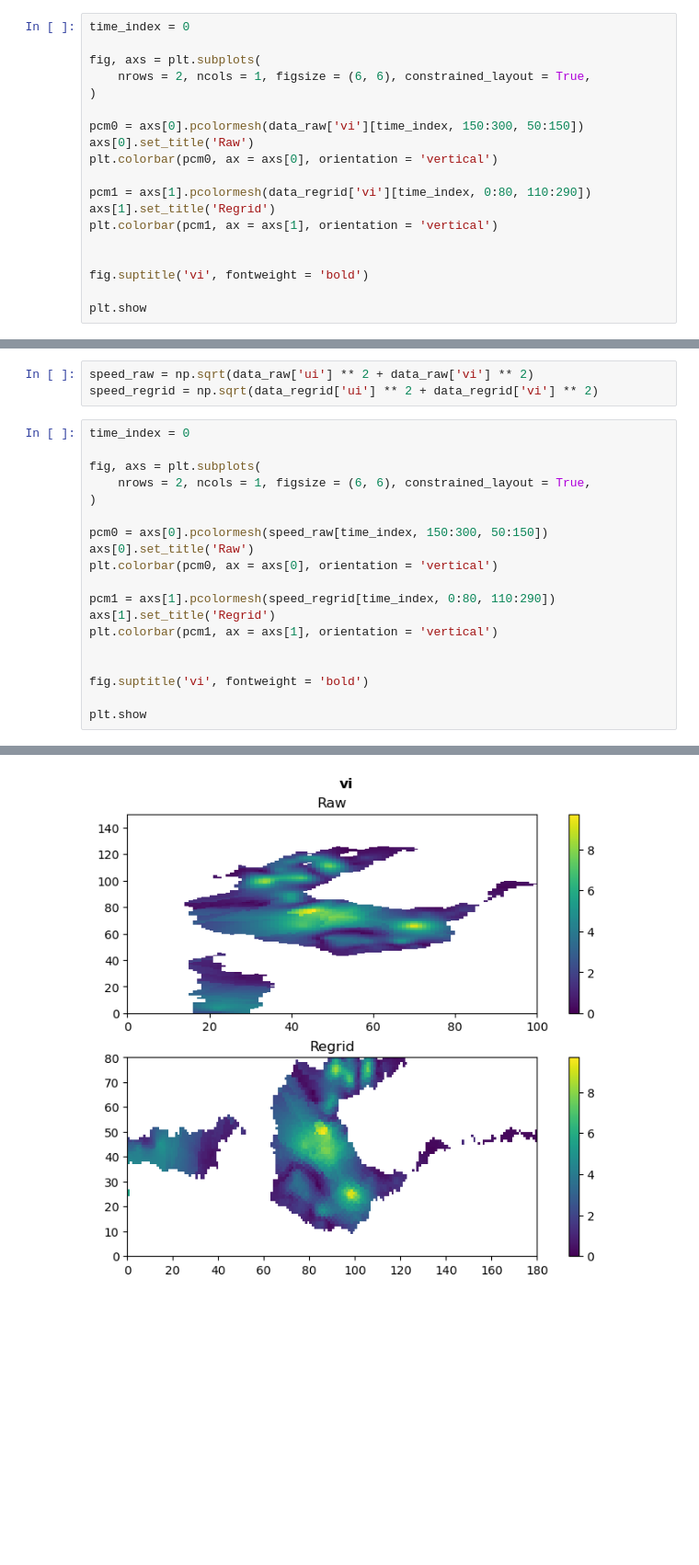
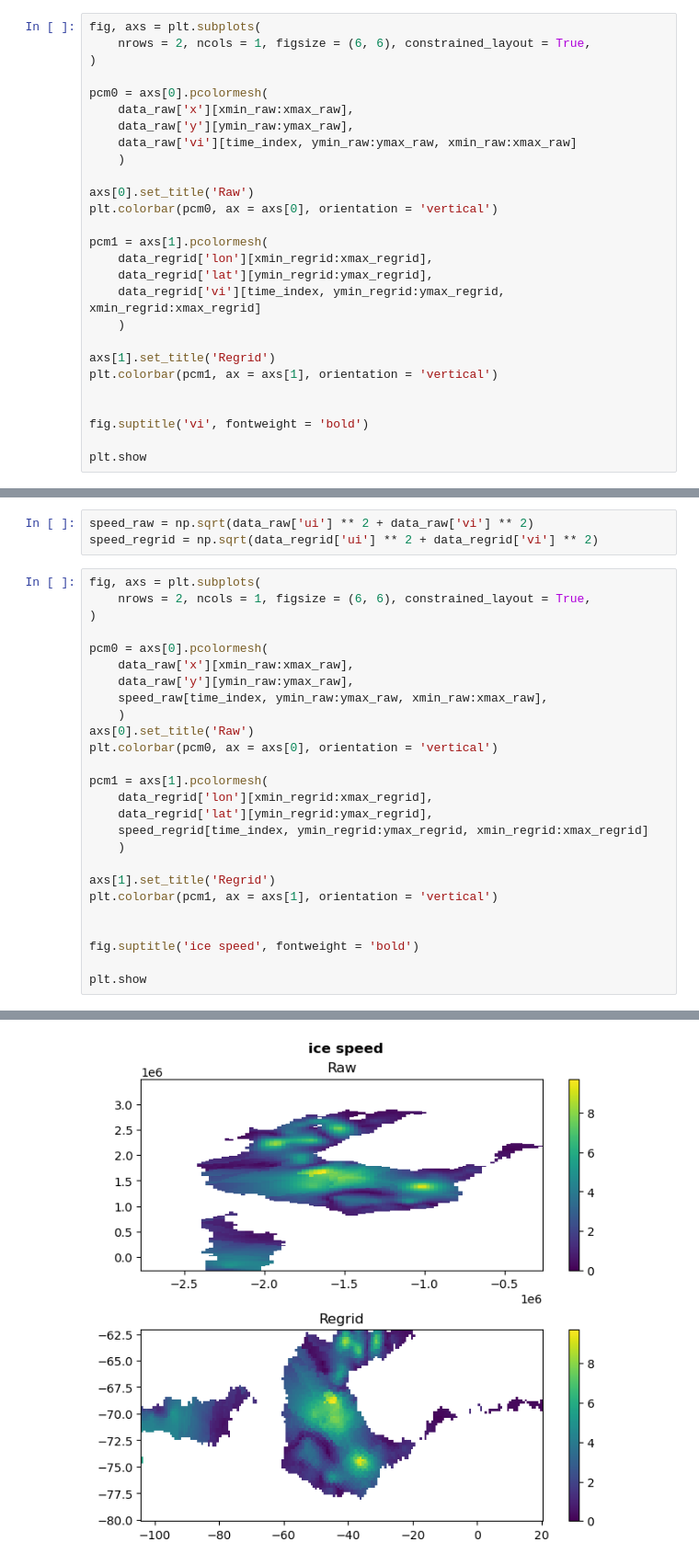
Before and after one commit to jackbassham/thesis-rough, a Jupyter notebook: notebooks/5.0-jwb-test-plot-regrid.ipynb, the cells around one changed output, grey strips where cells are left out. Shown at 92% size. Cells and saved outputs as stored; diff of their text form; blank space fills up the shorter version.

Commit message:
add x/y and lat/lon to remaining test plots

```diff
--- a/notebooks/5.0-jwb-test-plot-regrid.ipynb
+++ b/notebooks/5.0-jwb-test-plot-regrid.ipynb
@@ -97,17 +97,25 @@ plt.show
 <function matplotlib.pyplot.show(close=None, block=None)>
 [figure]
 # %%
-time_index = 0
-
 fig, axs = plt.subplots(
     nrows = 2, ncols = 1, figsize = (6, 6), constrained_layout = True,
 )
 
-pcm0 = axs[0].pcolormesh(data_raw['vi'][time_index, 150:300, 50:150])
+pcm0 = axs[0].pcolormesh(
+    data_raw['x'][xmin_raw:xmax_raw],
+    data_raw['y'][ymin_raw:ymax_raw],
+    data_raw['vi'][time_index, ymin_raw:ymax_raw, xmin_raw:xmax_raw]
+    )
+
 axs[0].set_title('Raw')
 plt.colorbar(pcm0, ax = axs[0], orientation = 'vertical')
 
-pcm1 = axs[1].pcolormesh(data_regrid['vi'][time_index, 0:80, 110:290])
+pcm1 = axs[1].pcolormesh(
+    data_regrid['lon'][xmin_regrid:xmax_regrid],
+    data_regrid['lat'][ymin_regrid:ymax_regrid],
+    data_regrid['vi'][time_index, ymin_regrid:ymax_regrid, xmin_regrid:xmax_regrid]
+    )
+
 axs[1].set_title('Regrid')
 plt.colorbar(pcm1, ax = axs[1], orientation = 'vertical')
 
@@ -122,24 +130,31 @@ plt.show
 speed_raw = np.sqrt(data_raw['ui'] ** 2 + data_raw['vi'] ** 2)
 speed_regrid = np.sqrt(data_regrid['ui'] ** 2 + data_regrid['vi'] ** 2)
 # %%
-time_index = 0
-
 fig, axs = plt.subplots(
     nrows = 2, ncols = 1, figsize = (6, 6), constrained_layout = True,
 )
 
-pcm0 = axs[0].pcolormesh(speed_raw[time_index, 150:300, 50:150])
+pcm0 = axs[0].pcolormesh(
+    data_raw['x'][xmin_raw:xmax_raw],
+    data_raw['y'][ymin_raw:ymax_raw],
+    speed_raw[time_index, ymin_raw:ymax_raw, xmin_raw:xmax_raw],
+    )
 axs[0].set_title('Raw')
 plt.colorbar(pcm0, ax = axs[0], orientation = 'vertical')
 
-pcm1 = axs[1].pcolormesh(speed_regrid[time_index, 0:80, 110:290])
+pcm1 = axs[1].pcolormesh(
+    data_regrid['lon'][xmin_regrid:xmax_regrid],
+    data_regrid['lat'][ymin_regrid:ymax_regrid],
+    speed_regrid[time_index, ymin_regrid:ymax_regrid, xmin_regrid:xmax_regrid]
+    )
+
 axs[1].set_title('Regrid')
 plt.colorbar(pcm1, ax = axs[1], orientation = 'vertical')
 
 
-fig.suptitle('vi', fontweight = 'bold')
+fig.suptitle('ice speed', fontweight = 'bold')
 
 plt.show
 # %% [output]
 <function matplotlib.pyplot.show(close=None, block=None)>
-[figure, old version]
+[figure, new version]
```
Also changed, not shown: parts of 1 cell of this notebook.
